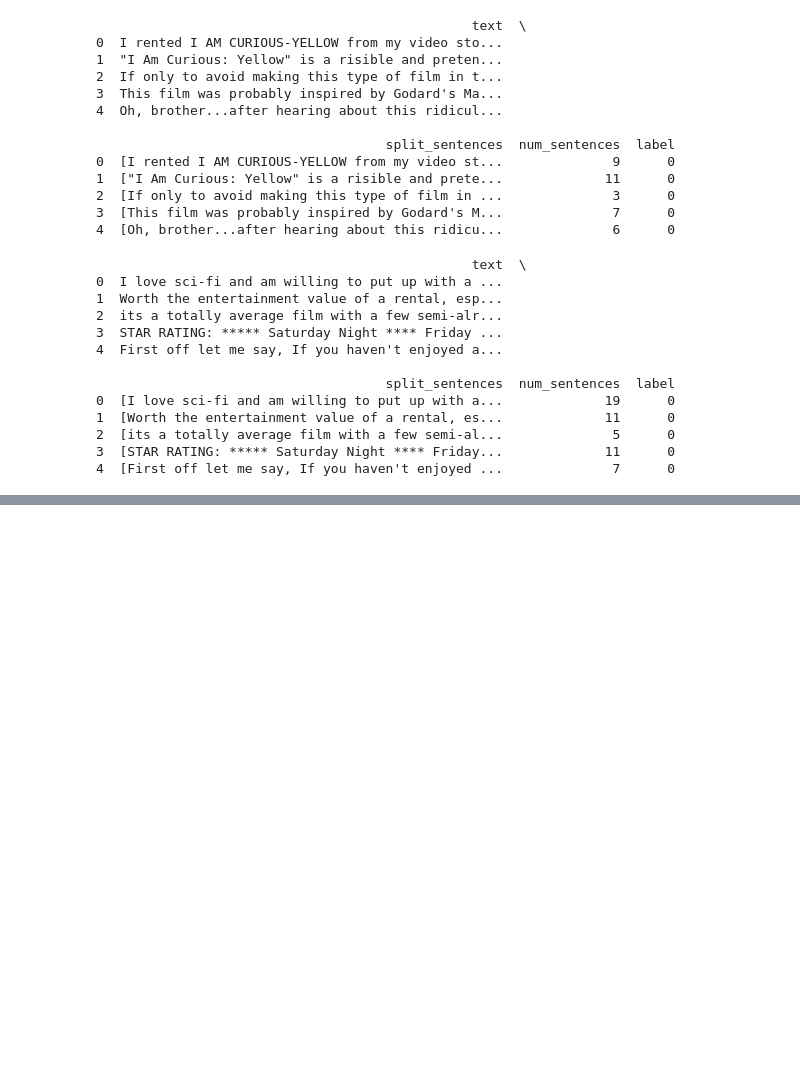
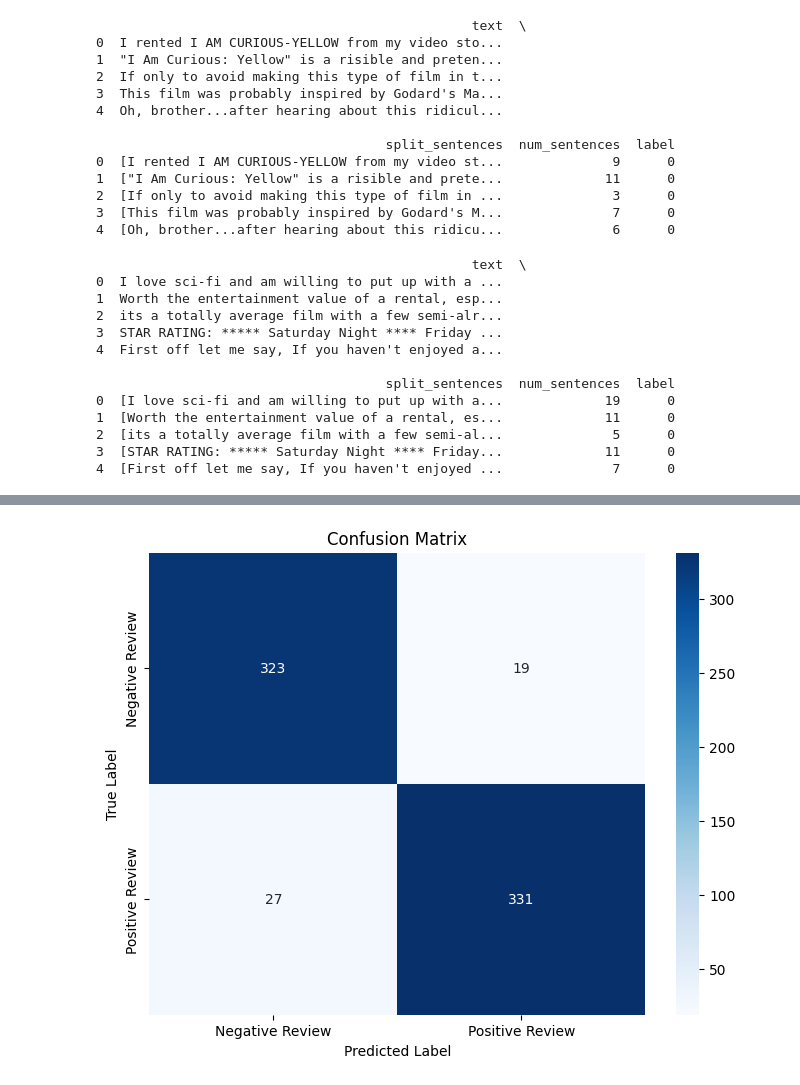
Before and after one commit to n-albert/Sentence-Transformer-Implementation, a Jupyter notebook: Finetuning_a_Sentence_Transformer_model_for_Text_Classfication.ipynb, the cells around one changed output, grey strips where cells are left out. Drawn from its saved outputs; the diff is of its cells as text; code cells hidden in the pictures; blank space fills up the shorter version.

```diff
--- a/Finetuning_a_Sentence_Transformer_model_for_Text_Classfication.ipynb
+++ b/Finetuning_a_Sentence_Transformer_model_for_Text_Classfication.ipynb
@@ -447,0 +606,65 @@ classifier(text)
+# %%
+# batched loop
+trained_model = AutoModelForSequenceClassification.from_pretrained("IMDB_reviews_dataset_finetuned_sentence_transformer")
+sentence_transformer_tokenizer = AutoTokenizer.from_pretrained("sentence-transformers/all-mpnet-base-v2")
+
+# I convert tokenized_imdb_test_ds datasets object to pandas DataFrame object
+# So that I can predict on batches of the data
+
+tokenized_imdb_test_ds_dataframe = tokenized_imdb_test_ds.to_pandas().reset_index()
+# print(tokenized_imdb_test_ds_dataframe[95:100])
+actual_labels = tokenized_imdb_test_ds_dataframe["review_value"]
+
+batch_size = 50
+batch_count = 0
+
+test_set_predictions = []
+
+for i in range(0, len(tokenized_imdb_test_ds_dataframe), batch_size):
+  start_index = batch_count * batch_size
+  end_index = (batch_count + 1) * batch_size
+  batched_data_slice = tokenized_imdb_test_ds_dataframe[start_index:end_index]
+
+  input_ids = batched_data_slice["input_ids"].values
+  attention_mask = batched_data_slice["attention_mask"]
+
+  input_ids_list = [torch.from_numpy(array) for array in input_ids]
+  # print(input_ids_list)
+  input_ids_list_tensor = torch.stack(input_ids_list)
+  # print(input_ids_list_tensor)
+
+  attention_mask_list = [torch.from_numpy(array) for array in attention_mask]
+  # print(attention_mask_list)
+  attention_mask_list_tensor = torch.stack(attention_mask_list)
+  # print(attention_mask_list_tensor)
+
+  # print(final_input_ids_list_tensor)
+  # print(np.array(input_ids, dtype=int))
+  # print(torch.from_numpy(input_ids))
+  # print(attention_mask)
+
+  # print(attention_mask_list_tensor)
+  with torch.no_grad():
+    batched_data_predictions = trained_model(input_ids=input_ids_list_tensor, attention_mask=attention_mask_list_tensor)
+
+  # print(batched_data_predictions.logits)
+  prediction_values = batched_data_predictions.logits.argmax(-1)
+  test_set_predictions.extend(prediction_values.tolist())
+
+  print(batch_count)
+  batch_count += 1
+
+prediction_labels = [id2label.get(i) for i in test_set_predictions]
+print(prediction_labels)
+
+confusion_matrix_data = confusion_matrix(actual_labels, prediction_labels)
+label_values = ['Negative Review', 'Positive Review']
+
+# Create a heatmap
+plt.figure(figsize=(8, 6))
+sns.heatmap(confusion_matrix_data, annot=True, fmt='d', cmap='Blues', xticklabels=label_values, yticklabels=label_values)
+plt.xlabel('Predicted Label')
+plt.ylabel('True Label')
+plt.title('Confusion Matrix')
+plt.show()
+# %% [output]
@@ -447,0 +686 @@ classifier(text)
+[figure, added]
```
Also changed, not shown: parts of 21 cells of this notebook.
